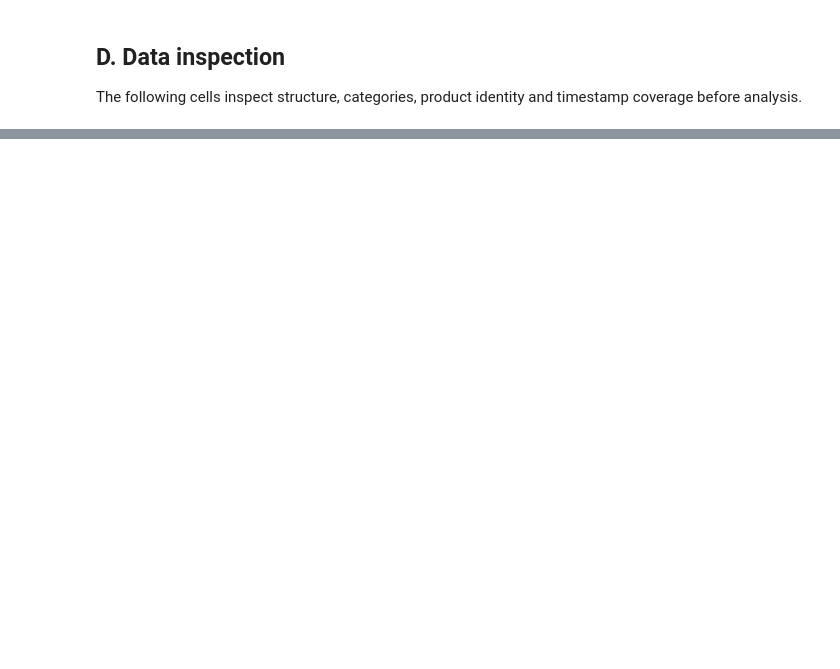
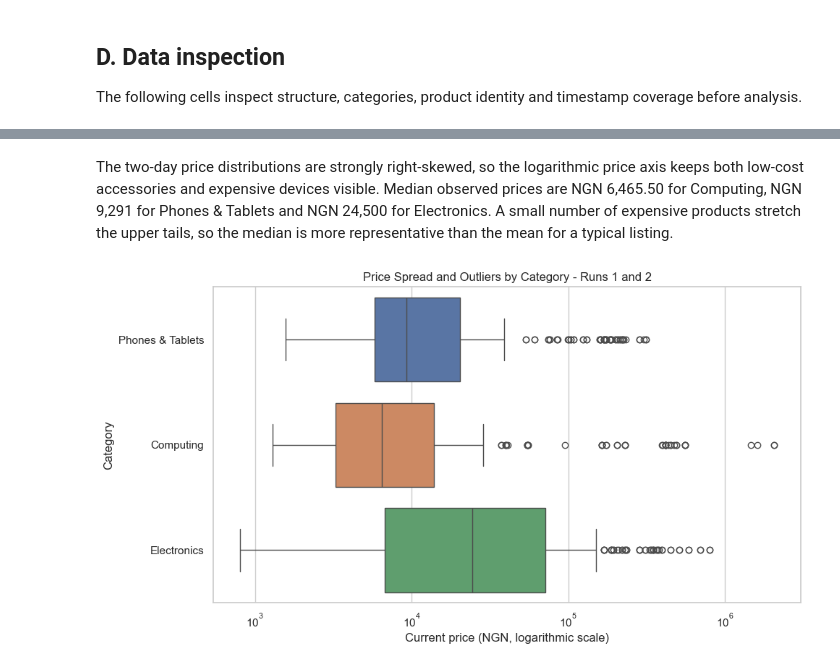
Before and after one commit to sedrackbisogho85-jpg/dsc2107-group2-jumia-ng, a Jupyter notebook: notebooks/jumia_analysis.ipynb, the cells around one changed output, grey strips where cells are left out. Cells and saved outputs as stored; diff of their text form; code cells hidden in the pictures; blank space fills up the shorter version.

```diff
--- a/notebooks/jumia_analysis.ipynb
+++ b/notebooks/jumia_analysis.ipynb
@@ -408,0 +250,13 @@ The final notebook will examine price-rating and review-count relationships afte
+# %% [markdown]
+The two-day price distributions are strongly right-skewed, so the logarithmic price axis keeps both low-cost accessories and expensive devices visible. Median observed prices are NGN 6,465.50 for Computing, NGN 9,291 for Phones & Tablets and NGN 24,500 for Electronics. A small number of expensive products stretch the upper tails, so the median is more representative than the mean for a typical listing.
+# %%
+plt.figure(figsize=(10, 5.5))
+sns.boxplot(data=df, x="current_price", y="category", hue="category", legend=False)
+plt.xscale("log")
+plt.title("Price Spread and Outliers by Category - Runs 1 and 2")
+plt.xlabel("Current price (NGN, logarithmic scale)")
+plt.ylabel("Category")
+plt.tight_layout()
+plt.show()
+# %% [output]
+[figure, added]
```
Also changed, not shown: parts of 45 cells of this notebook, 5 other files.
